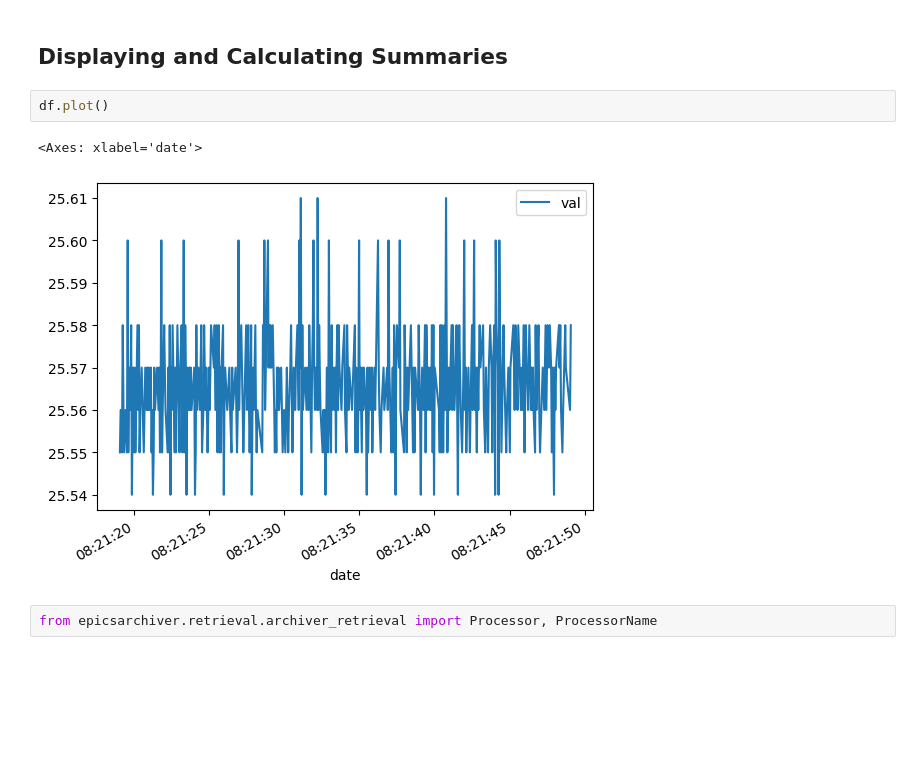
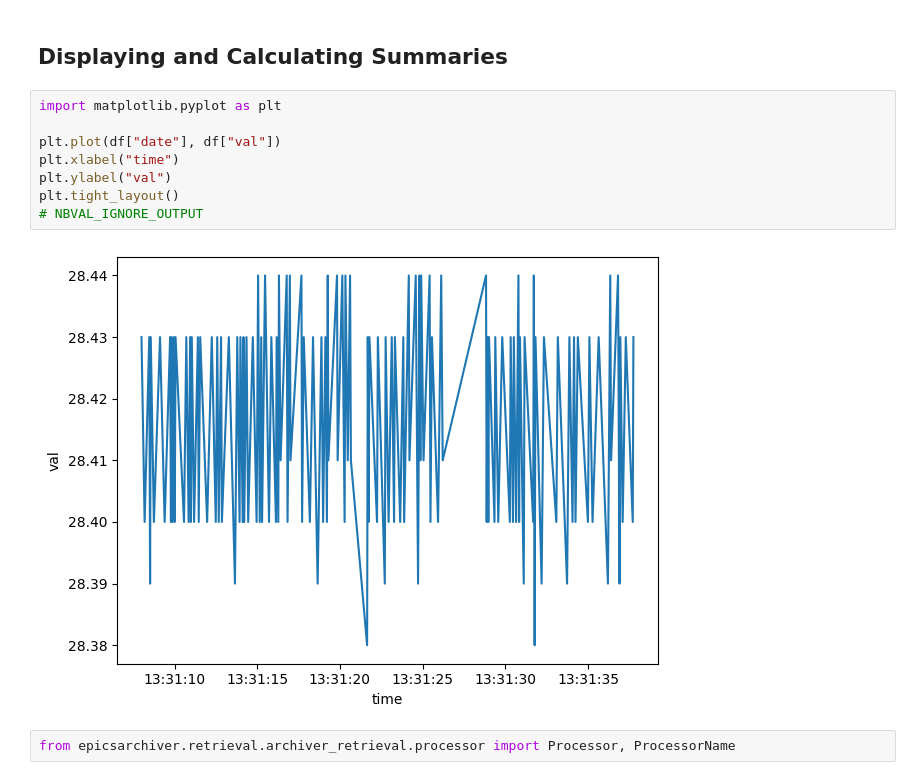
Before and after one commit to archiver-appliance/epicsarchiver-retrieval-client, a Jupyter notebook: docs/source/notebooks/Library.ipynb, the cells around one changed output. Saved outputs shown, nothing was run; the diff lists cells and outputs as text; blank space fills up the shorter version.

```diff
--- a/docs/source/notebooks/Library.ipynb
+++ b/docs/source/notebooks/Library.ipynb
@@ -104,10 +96,15 @@ async with AsyncArchiverRetrieval(archiver.hostname) as a_archiver:
 # %% [markdown]
 ## Displaying and Calculating Summaries
-# %%
-df.plot()
-# %% [output]
-<Axes: xlabel='date'>
-[figure, removed]
+# %%
+import matplotlib.pyplot as plt
+
+plt.plot(df["date"], df["val"])
+plt.xlabel("time")
+plt.ylabel("val")
+plt.tight_layout()
+# NBVAL_IGNORE_OUTPUT
+# %% [output]
+[figure, added]
 # %%
-from epicsarchiver.retrieval.archiver_retrieval import Processor, ProcessorName
+from epicsarchiver.retrieval.archiver_retrieval.processor import Processor, ProcessorName
 # %%
```
Also changed, not shown: parts of 8 cells of this notebook, 2 other files.
